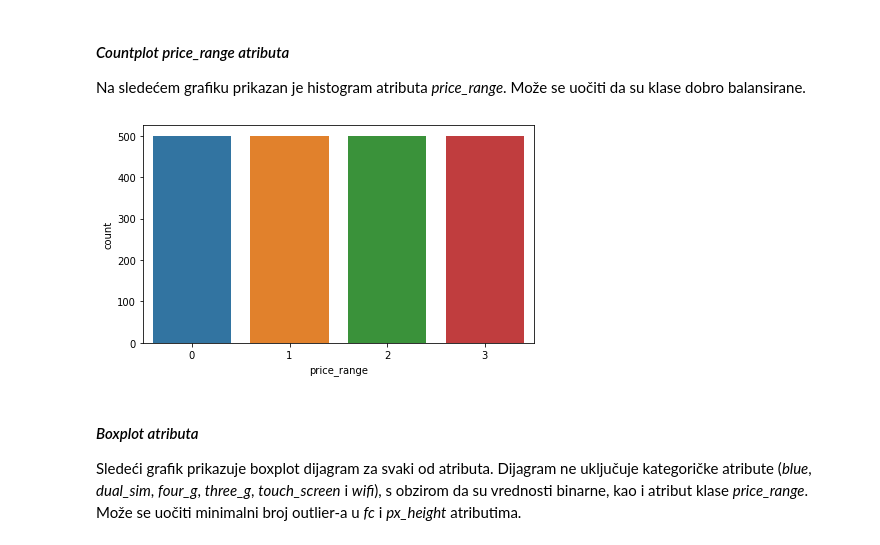
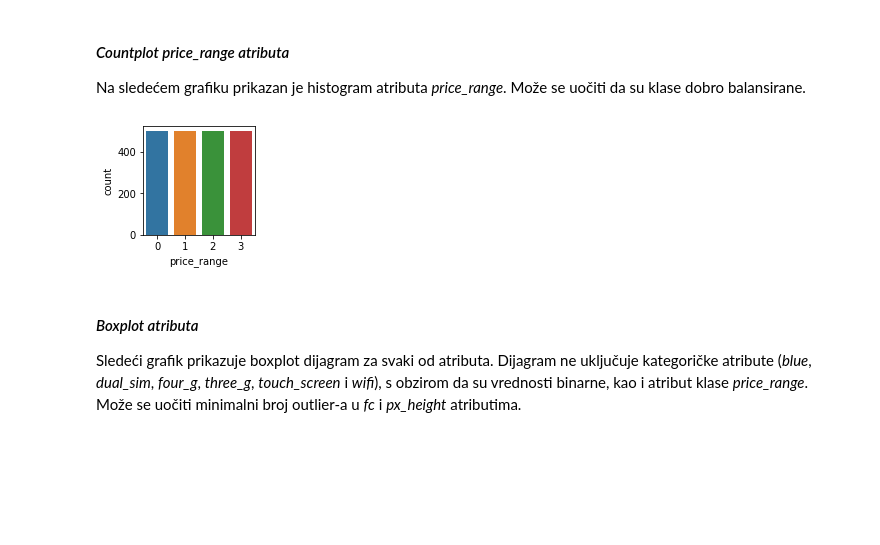
Before and after one commit to LastChanceKatze/ml_mobile_price_ann, a Jupyter notebook: mobile_price_ann.ipynb, the cells around one changed output. Drawn from its saved outputs; the diff is of its cells as text; code cells hidden in the pictures; blank space fills up the shorter version.

```diff
--- a/mobile_price_ann.ipynb
+++ b/mobile_price_ann.ipynb
@@ -22,7 +29,7 @@ pd.set_option('display.max_columns', None)
 #### *Učitavanje skupa podataka*
 U tabeli se mogu videti vrednosti atributa datog skupa podataka. Svi atributi su numeričkog tipa. Klasifikaciju je potrebno izvršiti na osnovu poslednje kolone (*price_range*), pri čemu zavisna promenljiva uzima celobrojne vrednosti iz intervala [1,4] i označava klasu cene telefona.
 # %%
-data = pd.read_csv("dataset/train.csv")
+data = pd.read_csv("train.csv")
 data.head(2)
 # %% [output]
 |  | battery_power | blue | clock_speed | dual_sim | fc | four_g | int_memory | m_dep | mobile_wt | ... |
@@ -108,12 +115,12 @@ data = replace_zero_vales_with_median(data)
 Na sledećem grafiku prikazan je histogram atributa *price_range*. Može se uočiti da su klase dobro balansirane.
 # %%
 def plot_count(data, data_column):
-    plt.figure(figsize=(7, 4))
+    plt.figure(figsize=(2, 2))
     sns.countplot(x=data_column, data=data)
 
 plot_count(data=data, data_column='price_range')
 # %% [output]
-[figure, old version]
+[figure, new version]
 # %% [markdown]
 #### *Boxplot atributa*
 Sledeći grafik prikazuje boxplot dijagram za svaki od atributa. Dijagram ne uključuje kategoričke atribute (*blue*, *dual_sim*, *four_g*, *three_g*, *touch_screen* i *wifi*), s obzirom da su vrednosti binarne, kao i atribut klase *price_range*. Može se uočiti minimalni broj outlier-a u *fc* i *px_height* atributima.
```
Also changed, not shown: parts of 40 cells of this notebook.
